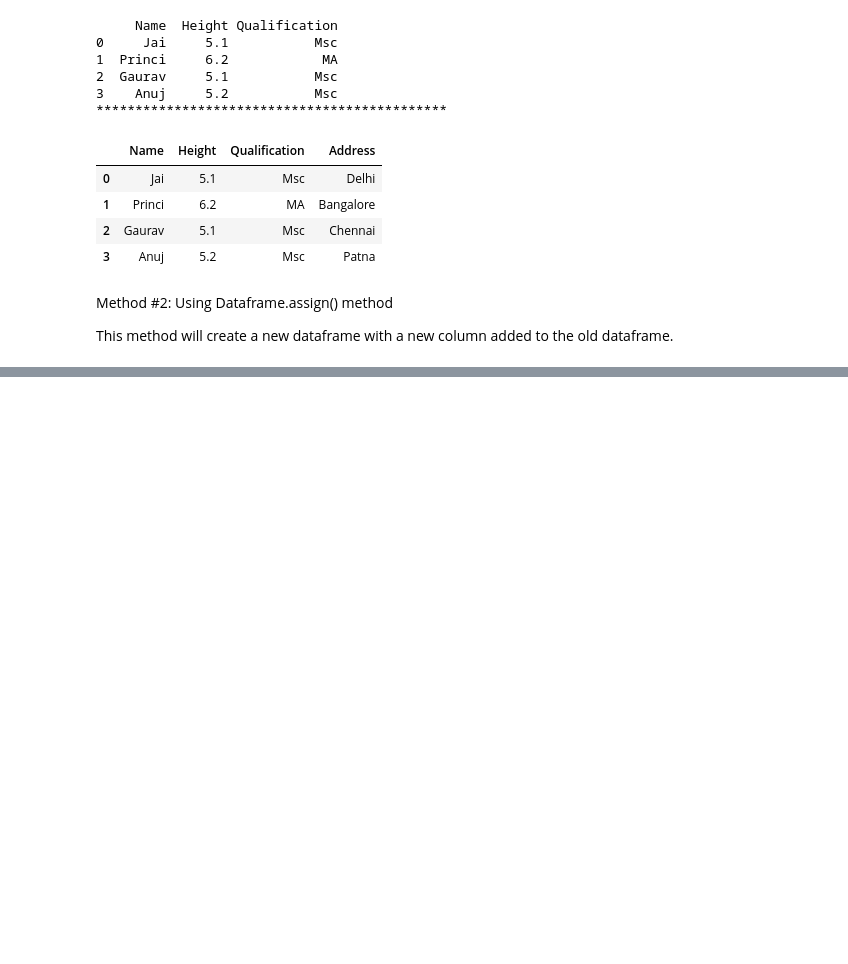
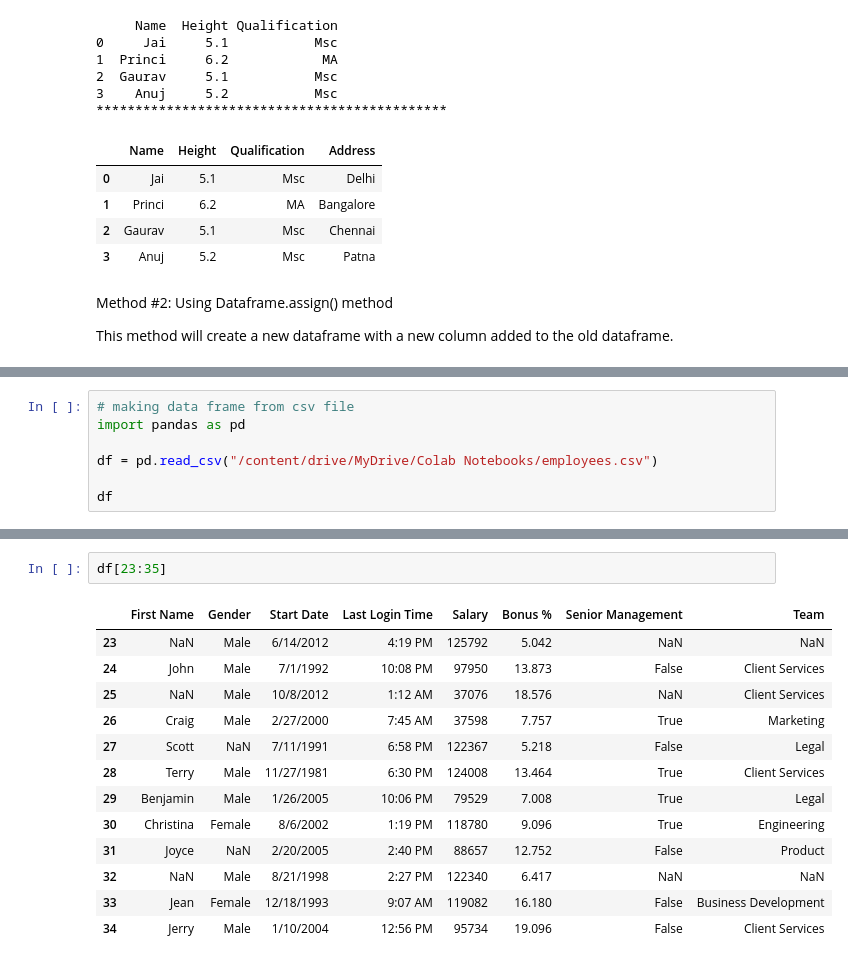
Before and after one commit to sandeepbansode/Basic_Python, a Jupyter notebook: 14_Basics_Python_Pandas_Manupulating_Data.ipynb, the cells around one changed output, grey strips where cells are left out. Cells and saved outputs as stored; diff of their text form; blank space fills up the shorter version.

```diff
--- a/14_Basics_Python_Pandas_Manupulating_Data.ipynb
+++ b/14_Basics_Python_Pandas_Manupulating_Data.ipynb
@@ -79,0 +410,7 @@ df2
+# %%
+# making data frame from csv file
+import pandas as pd
+
+df = pd.read_csv("/content/drive/MyDrive/Colab Notebooks/employees.csv")
+
+df
@@ -79,0 +454,16 @@ df2
+# %%
+df[23:35]
+# %% [output]
+|  | First Name | Gender | Start Date | Last Login Time | Salary | Bonus % | Senior Management | Team |
+| 23 | NaN | Male | 6/14/2012 | 4:19 PM | 125792 | 5.042 | NaN | NaN |
+| 24 | John | Male | 7/1/1992 | 10:08 PM | 97950 | 13.873 | False | Client Services |
+| 25 | NaN | Male | 10/8/2012 | 1:12 AM | 37076 | 18.576 | NaN | Client Services |
+| 26 | Craig | Male | 2/27/2000 | 7:45 AM | 37598 | 7.757 | True | Marketing |
+| 27 | Scott | NaN | 7/11/1991 | 6:58 PM | 122367 | 5.218 | False | Legal |
+| 28 | Terry | Male | 11/27/1981 | 6:30 PM | 124008 | 13.464 | True | Client Services |
+| 29 | Benjamin | Male | 1/26/2005 | 10:06 PM | 79529 | 7.008 | True | Legal |
+| 30 | Christina | Female | 8/6/2002 | 1:19 PM | 118780 | 9.096 | True | Engineering |
+| 31 | Joyce | NaN | 2/20/2005 | 2:40 PM | 88657 | 12.752 | False | Product |
+| 32 | NaN | Male | 8/21/1998 | 2:27 PM | 122340 | 6.417 | NaN | NaN |
+| 33 | Jean | Female | 12/18/1993 | 9:07 AM | 119082 | 16.180 | False | Business Development |
+| 34 | Jerry | Male | 1/10/2004 | 12:56 PM | 95734 | 19.096 | False | Client Services |
```
Also changed, not shown: parts of 46 cells of this notebook.
